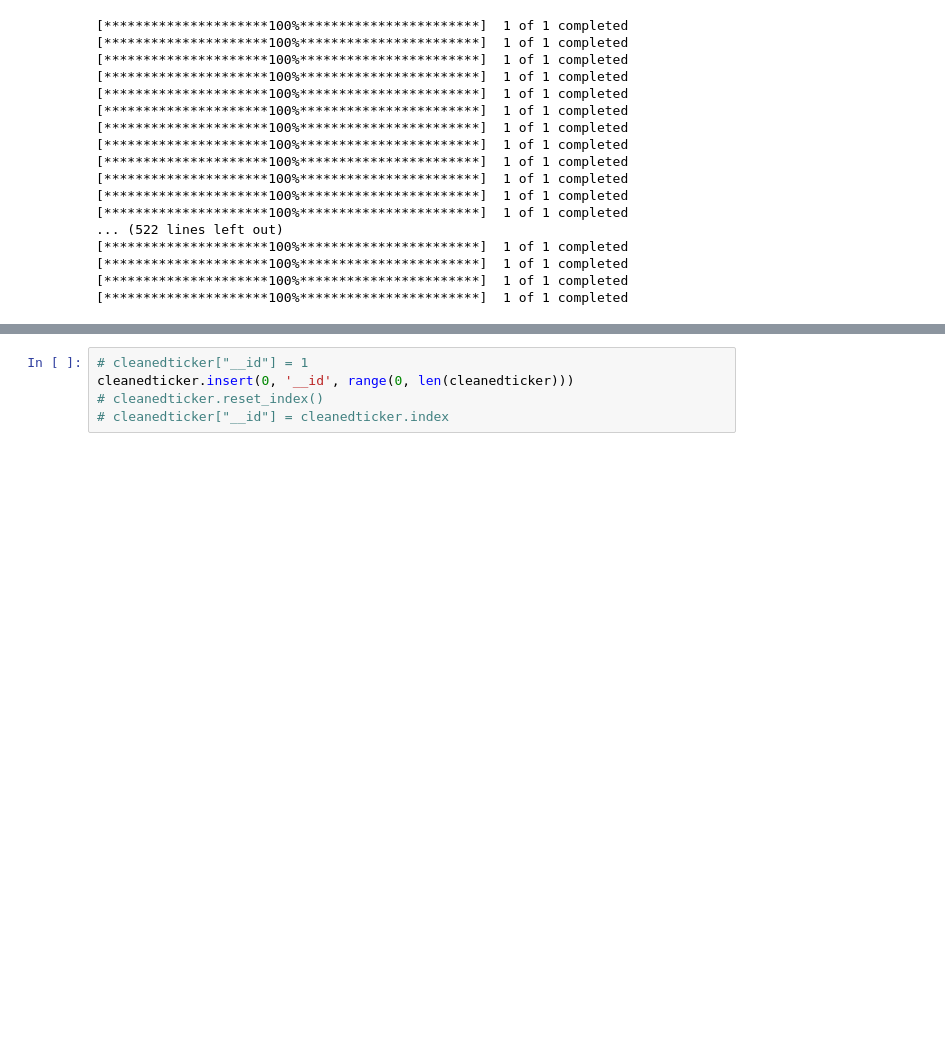
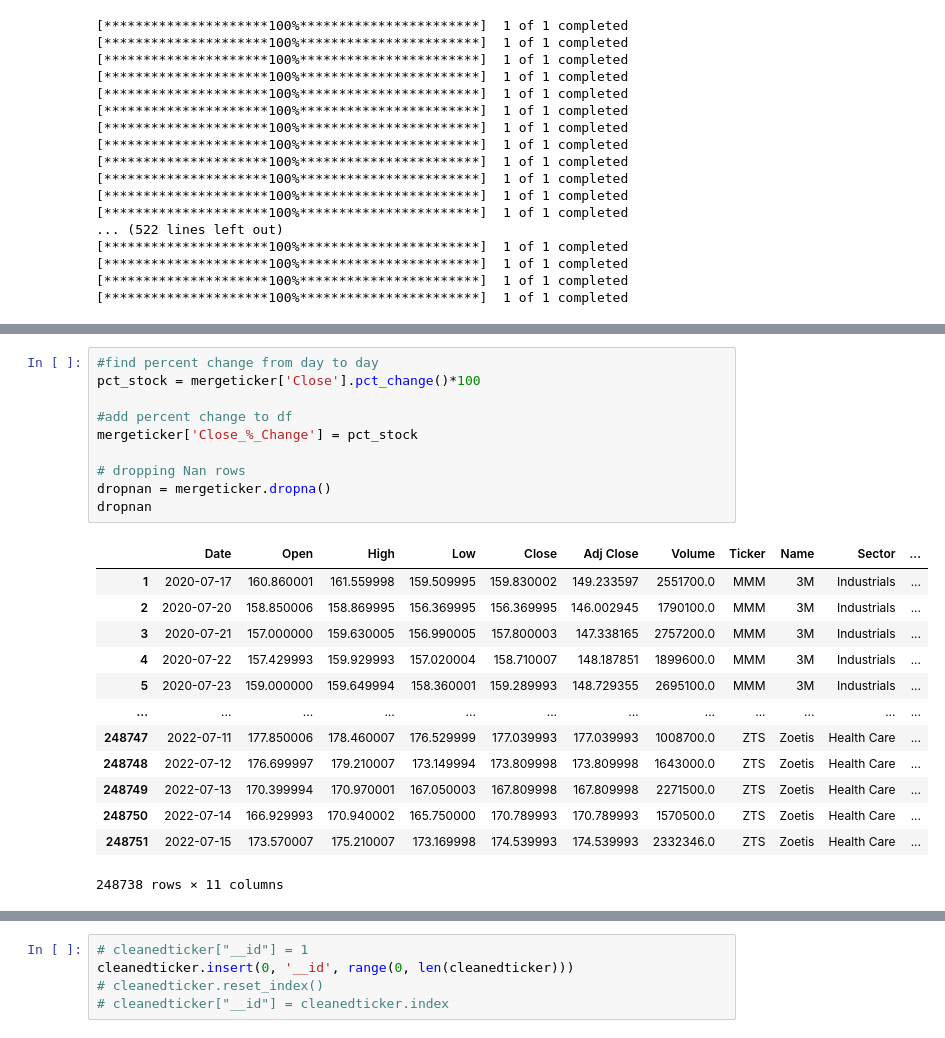
Before and after one commit to JessePRN/Project3Team_Nashra_Jesse_Yi, a Jupyter notebook: res/yfinance.ipynb, the cells around one changed output, grey strips where cells are left out. Drawn from its saved outputs; the diff is of its cells as text; blank space fills up the shorter version.

```diff
--- a/res/yfinance.ipynb
+++ b/res/yfinance.ipynb
@@ -142,2 +142,26 @@ mergeticker
+# %%
+#find percent change from day to day
+pct_stock = mergeticker['Close'].pct_change()*100
+
+#add percent change to df
+mergeticker['Close_%_Change'] = pct_stock
+
+# dropping Nan rows
+dropnan = mergeticker.dropna()
+dropnan
+# %% [output]
+|  | Date | Open | High | Low | Close | Adj Close | Volume | Ticker | Name | Sector | ... |
+| 1 | 2020-07-17 | 160.860001 | 161.559998 | 159.509995 | 159.830002 | 149.233597 | 2551700.0 | MMM | 3M | Industrials | ... |
+| 2 | 2020-07-20 | 158.850006 | 158.869995 | 156.369995 | 156.369995 | 146.002945 | 1790100.0 | MMM | 3M | Industrials | ... |
+| 3 | 2020-07-21 | 157.000000 | 159.630005 | 156.990005 | 157.800003 | 147.338165 | 2757200.0 | MMM | 3M | Industrials | ... |
+| 4 | 2020-07-22 | 157.429993 | 159.929993 | 157.020004 | 158.710007 | 148.187851 | 1899600.0 | MMM | 3M | Industrials | ... |
+| 5 | 2020-07-23 | 159.000000 | 159.649994 | 158.360001 | 159.289993 | 148.729355 | 2695100.0 | MMM | 3M | Industrials | ... |
+| ... | ... | ... | ... | ... | ... | ... | ... | ... | ... | ... | ... |
+| 248747 | 2022-07-11 | 177.850006 | 178.460007 | 176.529999 | 177.039993 | 177.039993 | 1008700.0 | ZTS | Zoetis | Health Care | ... |
+| 248748 | 2022-07-12 | 176.699997 | 179.210007 | 173.149994 | 173.809998 | 173.809998 | 1643000.0 | ZTS | Zoetis | Health Care | ... |
+| 248749 | 2022-07-13 | 170.399994 | 170.970001 | 167.050003 | 167.809998 | 167.809998 | 2271500.0 | ZTS | Zoetis | Health Care | ... |
+| 248750 | 2022-07-14 | 166.929993 | 170.940002 | 165.750000 | 170.789993 | 170.789993 | 1570500.0 | ZTS | Zoetis | Health Care | ... |
+| 248751 | 2022-07-15 | 173.570007 | 175.210007 | 173.169998 | 174.539993 | 174.539993 | 2332346.0 | ZTS | Zoetis | Health Care | ... |
+248738 rows × 11 columns
 # %%
 # dropping columns
```
Also changed, not shown: parts of 12 cells of this notebook, 3 other files.
